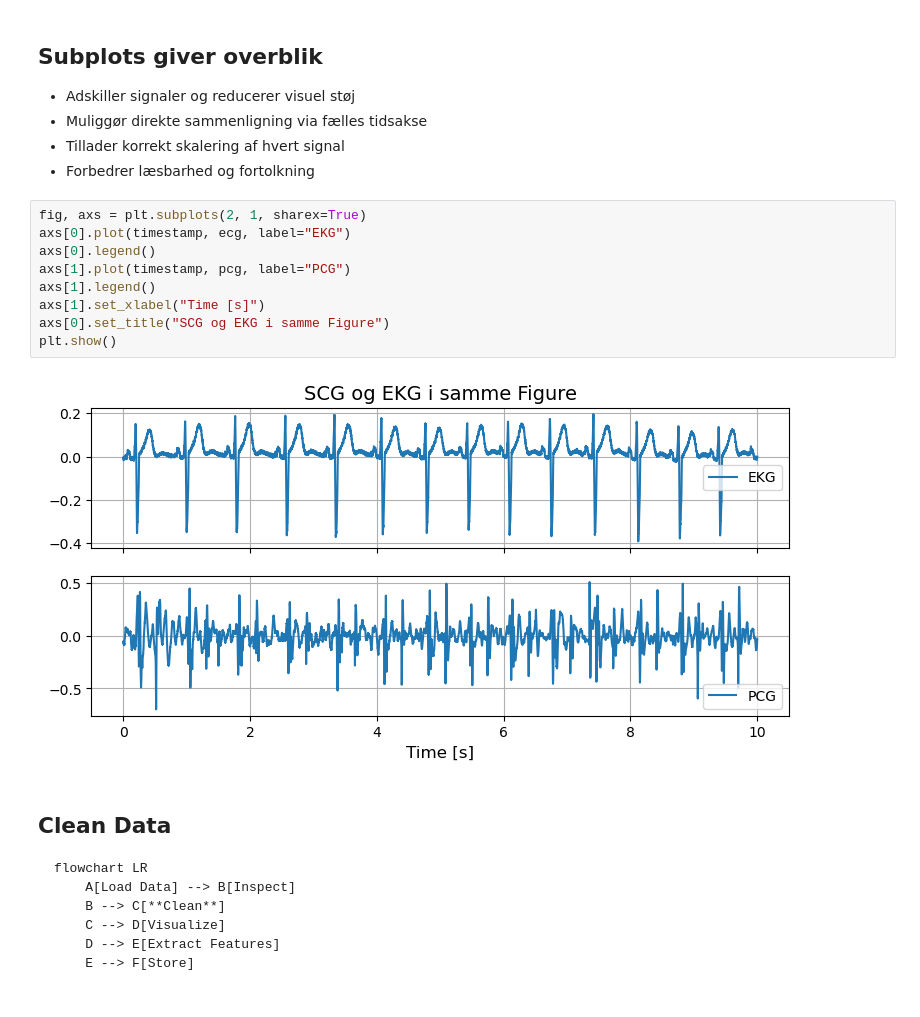
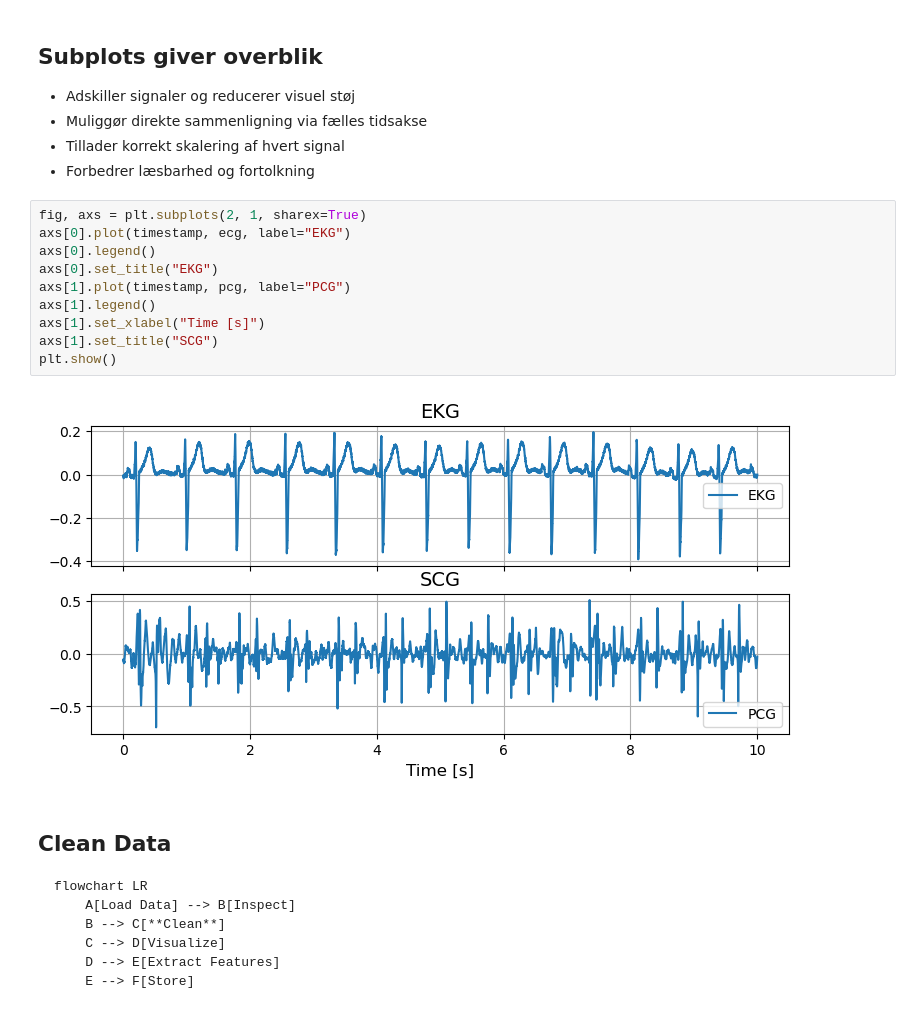
Before and after one commit to AAU-ST2-Programming/signals_2, a Jupyter notebook: Lecture6_SCG_Filtering_FeatureTiming_v2.ipynb, the cells around one changed output. Drawn from its saved outputs; the diff is of its cells as text.

```diff
--- a/Lecture6_SCG_Filtering_FeatureTiming_v2.ipynb
+++ b/Lecture6_SCG_Filtering_FeatureTiming_v2.ipynb
@@ -77,14 +175,15 @@ plt.show()
 # %%
 fig, axs = plt.subplots(2, 1, sharex=True)
 axs[0].plot(timestamp, ecg, label="EKG")
 axs[0].legend()
+axs[0].set_title("EKG")
 axs[1].plot(timestamp, pcg, label="PCG")
 axs[1].legend()
 axs[1].set_xlabel("Time [s]")
-axs[0].set_title("SCG og EKG i samme Figure")
+axs[1].set_title("SCG")
 plt.show()
 # %% [output]
-[figure, old version]
+[figure, new version]
 # %% [markdown]
 ## Clean Data
 
```
Also changed, not shown: parts of 46 cells of this notebook, 4 other files.
